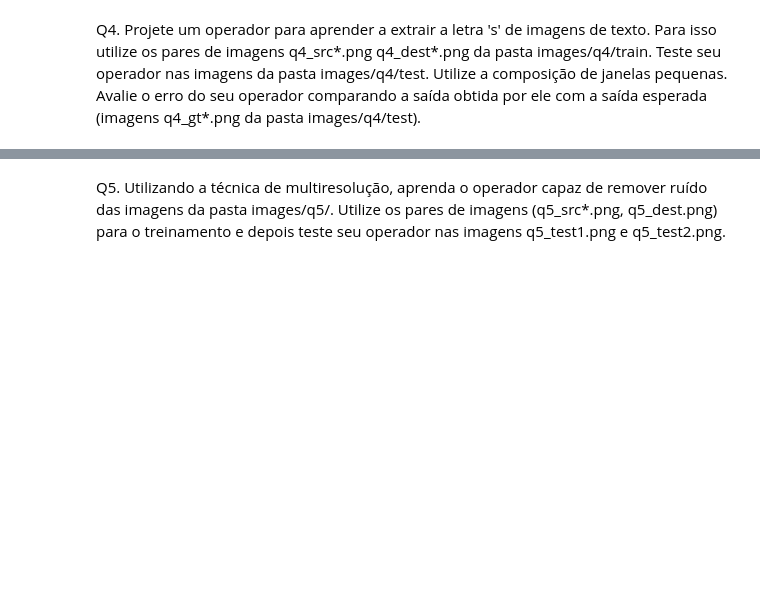
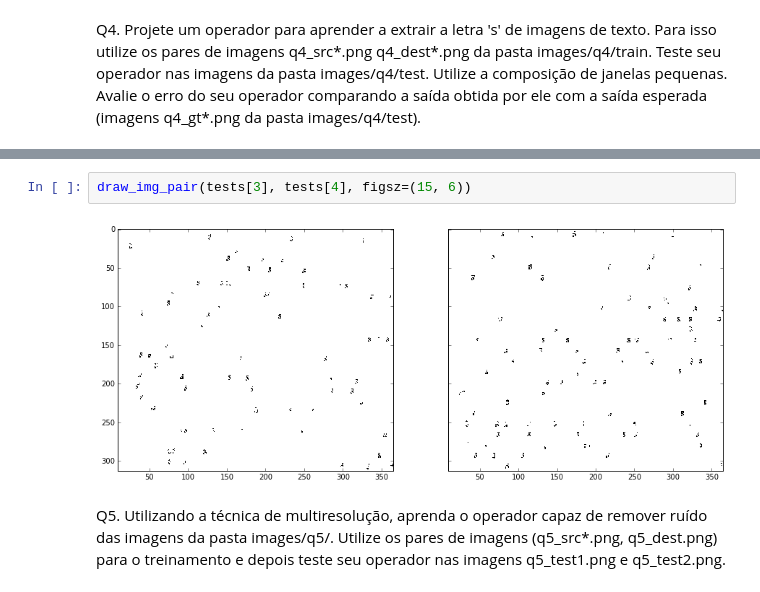
Before and after one commit to Larissa13/Mac0460-ML, a Jupyter notebook: ep1/ep1.ipynb, the cells around one changed output, grey strips where cells are left out. Saved outputs shown, nothing was run; the diff lists cells and outputs as text; blank space fills up the shorter version.

```diff
--- a/ep1/ep1.ipynb
+++ b/ep1/ep1.ipynb
@@ -335,3 +387,7 @@ draw_img_pair(src4_1b, dest4_1b, figsz=(15, 6))
+# %%
+draw_img_pair(tests[3], tests[4], figsz=(15, 6))
+# %% [output]
+[figure, added]
 # %% [markdown]
 Q5. Utilizando a técnica de multiresolução, aprenda o operador capaz de remover ruído das imagens da pasta images/q5/. Utilize os pares de imagens (q5_src\*.png, q5_dest.png) para o treinamento e depois teste seu  operador nas imagens q5_test1.png e q5_test2.png.
 # %%
```
Also changed, not shown: parts of 9 cells of this notebook, 1 other file.
